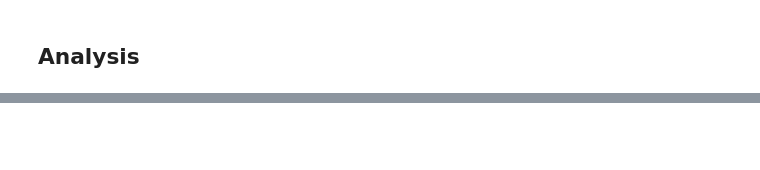
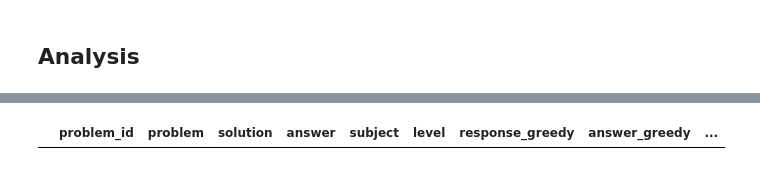
Before and after one commit to cmpatino/math500_post-training, a Jupyter notebook: HF_post_training_internship_exercise_2025.ipynb, the cells around one changed output, grey strips where cells are left out. Saved outputs shown, nothing was run; the diff lists cells and outputs as text; code cells hidden in the pictures; blank space fills up the shorter version.

```diff
--- a/HF_post_training_internship_exercise_2025.ipynb
+++ b/HF_post_training_internship_exercise_2025.ipynb
@@ -540,0 +647,5 @@ CommitInfo(commit_url='https://huggingface.co/datasets/cmpatino/math500_post-tra
+# %%
+greedy_strengths_df = output_df[output_df["correct_greedy"] & ~output_df["correct_weighted"]]
+greedy_strengths_df
+# %% [output]
+|  | problem_id | problem | solution | answer | subject | level | response_greedy | answer_greedy | ... |
```
Also changed, not shown: parts of 22 cells of this notebook, 1 other file.
